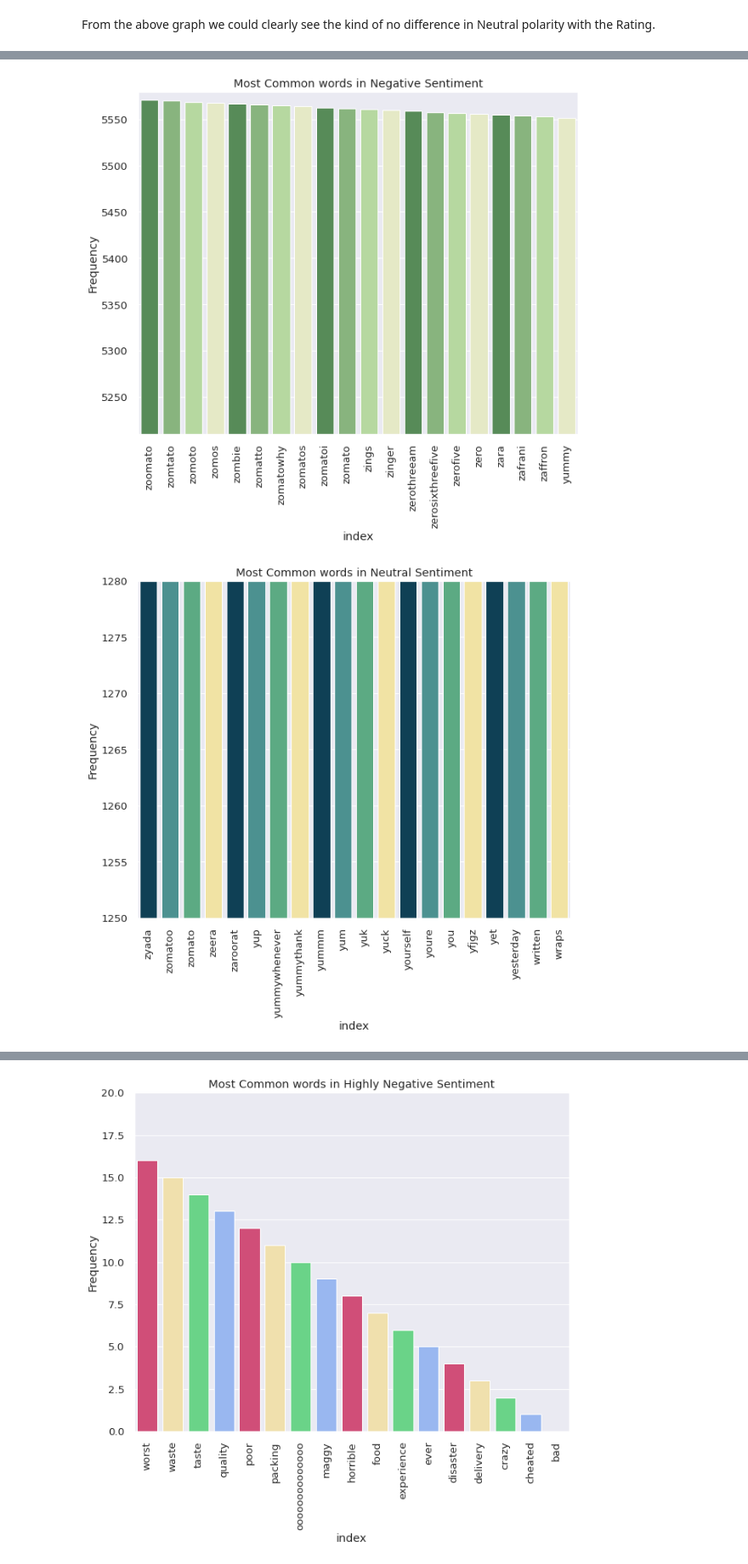
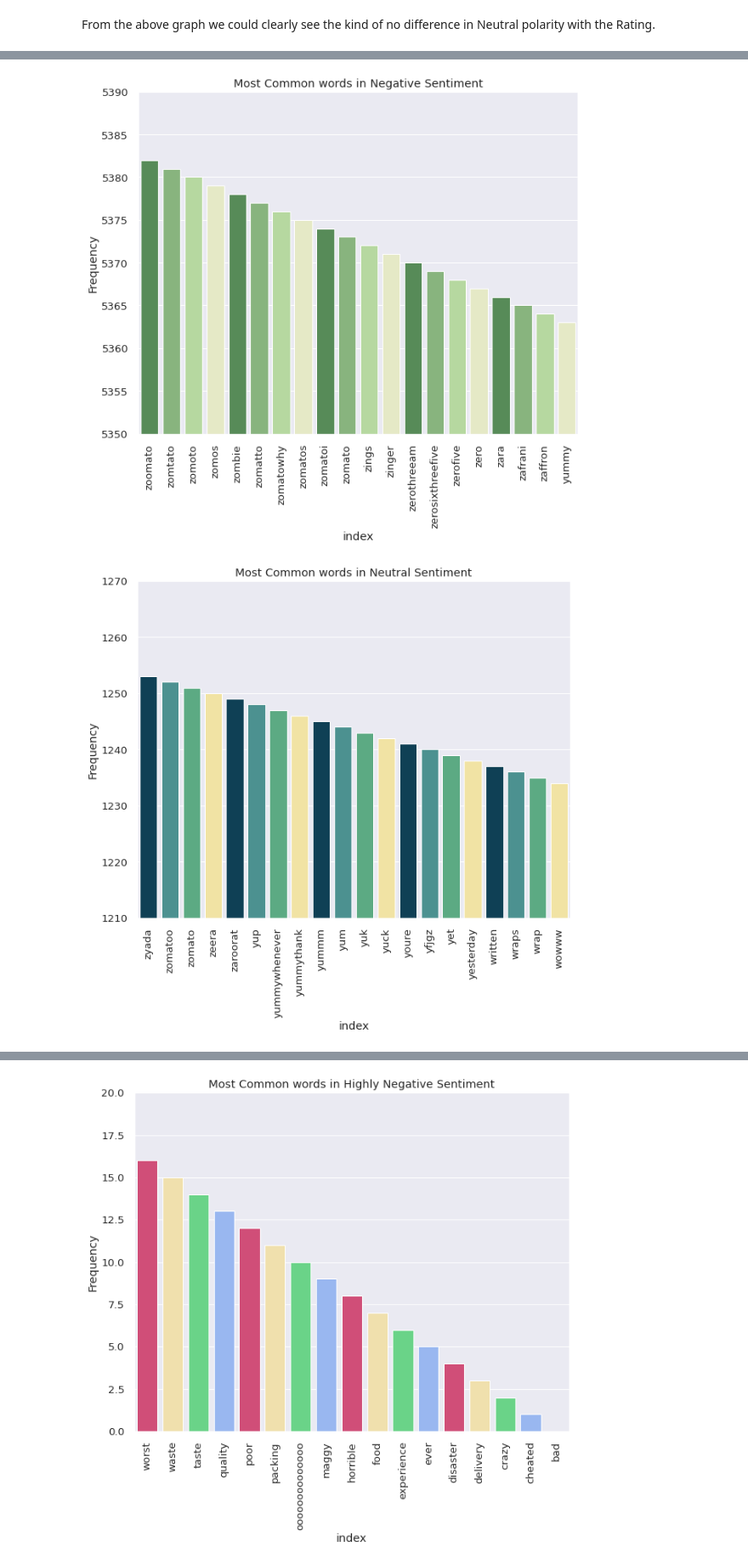
Before and after one commit to SethupathyM/Unsupervised_ML_Clustering_and_Sentiment_Analysis_Zomato_Restaurant, a Jupyter notebook: Zomato_Restaurant_Clustering_and_Sentiment_Analysis_.ipynb, the cells around one changed output, grey strips where cells are left out. Shown at 85% size. Cells and saved outputs as stored; diff of their text form; code cells hidden in the pictures.

```diff
--- a/Zomato_Restaurant_Clustering_and_Sentiment_Analysis_.ipynb
+++ b/Zomato_Restaurant_Clustering_and_Sentiment_Analysis_.ipynb
@@ -1067,6 +1067,6 @@ print(lst)
 ['IndiBlaze', 'Sweet Basket', 'Angaara Counts 3', 'Wich Please', 'Republic Of Noodles - Lemon Tree Hotel']
 # %%
 # Filtering out rows
-final = df[df['Name'] != not_com_rest_names]
+final = df
 for not_com_rest_names in lst:
   final = final[final['Name'] != not_com_rest_names]
@@ -1078,7 +1082,7 @@ df_r.rename(columns = {'Restaurant':'Name'}, inplace = True)
 merged_df = pd.merge(df_r, final, how='left', on='Name')
 # %%
 # Droping less significant features
-merged_df.drop(['Time','Metadata','Links','Timings','Kmeans_labels','costncuisine','DBSCAN_labels','Cost_in_words'],axis = 1,inplace = True)
+merged_df.drop(['Time','Metadata','Links','Timings','Kmeans_labels','DBSCAN_labels'],axis = 1,inplace = True)
 # %%
 # Re indexing the columns
 merged_df = merged_df.reindex(columns=['index','Name', 'Reviewer','Review','Reviews_txt_processed','Review_length','Rating','Polarity','Cost','Cuisines'])
@@ -1291,15 +1295,15 @@ common_words(merged_df[merged_df['SIA_Sentiment'] == 'Positive'],16950,17010,'Mo
 # %%
 # Most Common words in Negative Sentiment
-common_words(merged_df[merged_df['SIA_Sentiment'] == 'Negative'],5210,5580,'Most Common words in Negative Sentiment',
+common_words(merged_df[merged_df['SIA_Sentiment'] == 'Negative'],5350,5390,'Most Common words in Negative Sentiment',
              ['#4E944F','#83BD75','#B4E197','#E9EFC0'])
 # %% [output]
-[figure, old version]
+[figure, new version]
 # %%
 # Most Common words in Neutral Sentiment
-common_words(merged_df[merged_df['SIA_Sentiment'] == 'Neutral'],1250,1280,'Most Common words in Neutral Sentiment',
+common_words(merged_df[merged_df['SIA_Sentiment'] == 'Neutral'],1210,1270,'Most Common words in Neutral Sentiment',
              ['#034561','#409D9B','#4FB783','#FEEB97'])
 # %% [output]
-[figure, old version]
+[figure, new version]
 # %%
 # Most Common words in Highly Positive Sentiment
 common_words(merged_df[merged_df['SIA_Positive'] > 0.90],0,35,'Most Common words in Highly Positive Sentiment',
```
Also changed, not shown: parts of 34 cells of this notebook.
